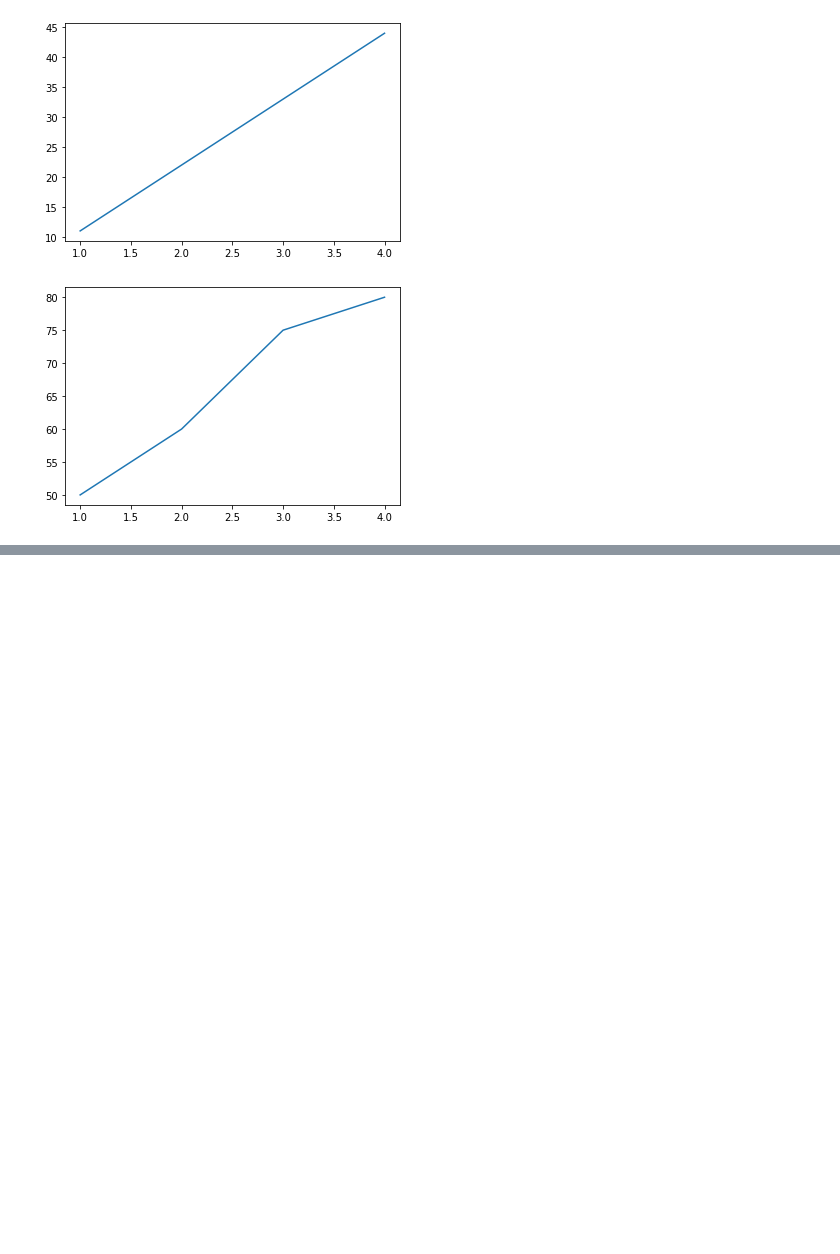
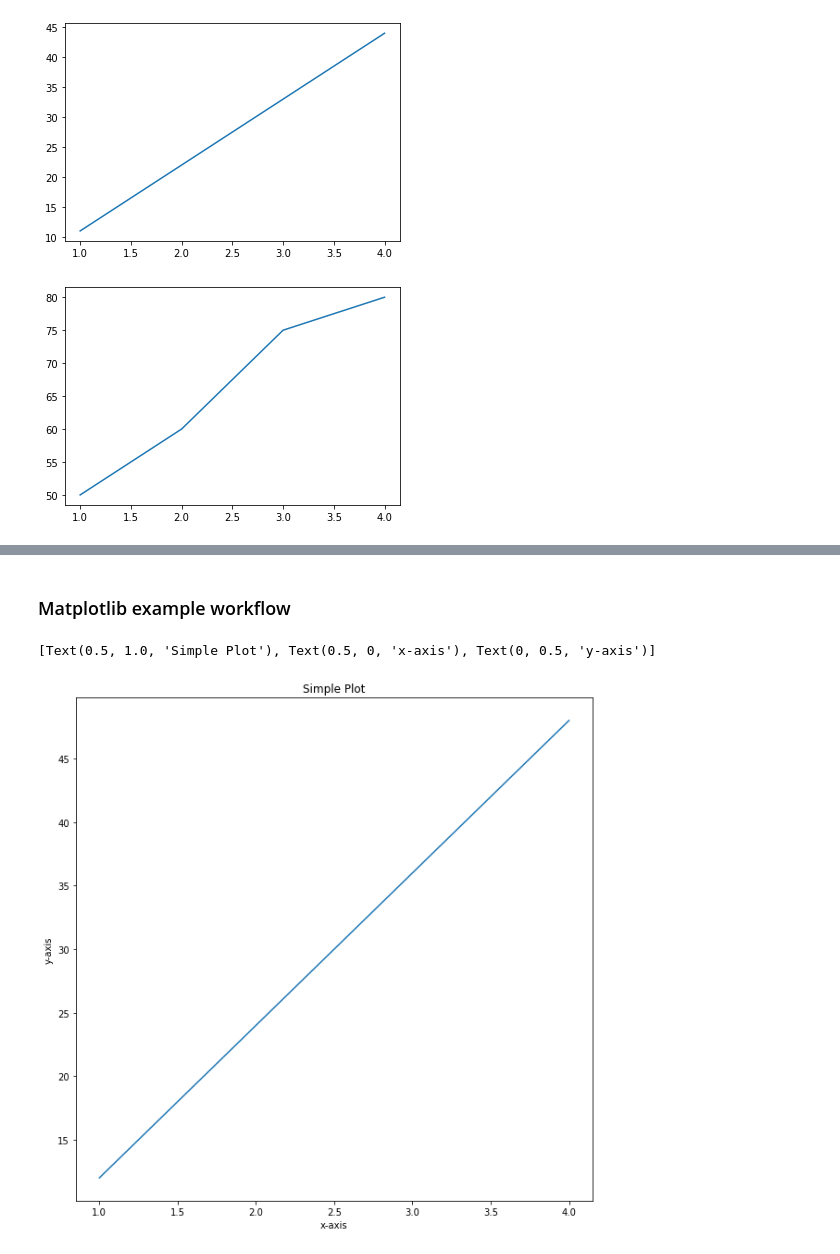
Before and after one commit to GKPSingh/M2D13, a Jupyter notebook: Matplotlib.ipynb, the cells around one changed output, grey strips where cells are left out. Saved outputs shown, nothing was run; the diff lists cells and outputs as text; code cells hidden in the pictures; blank space fills up the shorter version.

Commit message:
Learning Matplotlib

```diff
--- a/Matplotlib.ipynb
+++ b/Matplotlib.ipynb
@@ -71,0 +81,2 @@ ax.plot(x,[50,60,75,80]);  # add some data
+# %% [markdown]
+### Matplotlib example workflow
@@ -71,0 +88,10 @@ ax.plot(x,[50,60,75,80]);  # add some data
+# %%
+x = [1, 2, 3, 4]
+y = [12, 24, 36, 48]
+fig, ax = plt.subplots(figsize = (10, 10)) #( width, height)
+ax.plot(x,y)
+ax.set(title = 'Simple Plot',xlabel = 'x-axis', ylabel = 'y-axis')
+#fig.save('../images/sample-plot,png')
+# %% [output]
+[Text(0.5, 1.0, 'Simple Plot'), Text(0.5, 0, 'x-axis'), Text(0, 0.5, 'y-axis')]
+[figure, added]
```
Also changed, not shown: parts of 4 cells of this notebook.
